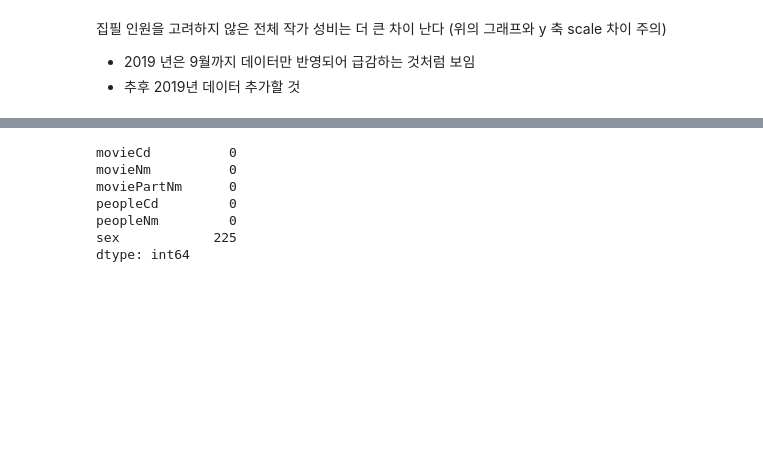
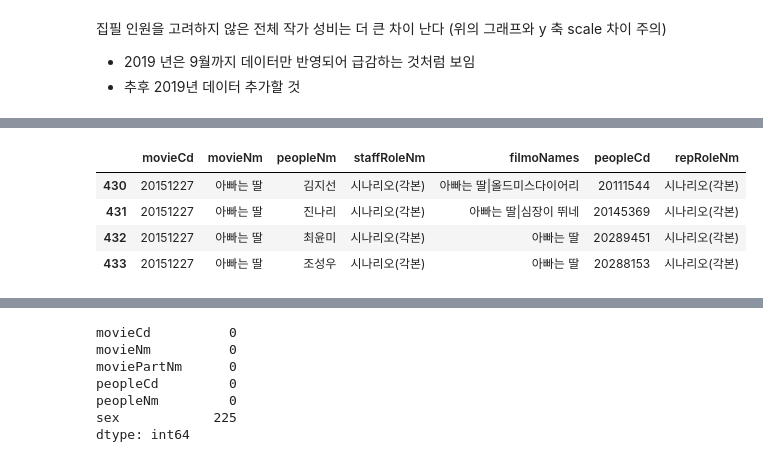
Before and after one commit to kim4pb/Female-led-Korean-Films, a Jupyter notebook: 02.EDA/Writer_EDA.ipynb, the cells around one changed output, grey strips where cells are left out. Cells and saved outputs as stored; diff of their text form; code cells hidden in the pictures; blank space fills up the shorter version.

```diff
--- a/02.EDA/Writer_EDA.ipynb
+++ b/02.EDA/Writer_EDA.ipynb
@@ -404,0 +492,8 @@ plt.legend()
+# %%
+writer_movie_code_merge[writer_movie_code_merge['movieNm'] == '아빠는 딸']
+# %% [output]
+|  | movieCd | movieNm | peopleNm | staffRoleNm | filmoNames | peopleCd | repRoleNm |
+| 430 | 20151227 | 아빠는 딸 | 김지선 | 시나리오(각본) | 아빠는 딸|올드미스다이어리 | 20111544 | 시나리오(각본) |
+| 431 | 20151227 | 아빠는 딸 | 진나리 | 시나리오(각본) | 아빠는 딸|심장이 뛰네 | 20145369 | 시나리오(각본) |
+| 432 | 20151227 | 아빠는 딸 | 최윤미 | 시나리오(각본) | 아빠는 딸 | 20289451 | 시나리오(각본) |
+| 433 | 20151227 | 아빠는 딸 | 조성우 | 시나리오(각본) | 아빠는 딸 | 20288153 | 시나리오(각본) |
```
Also changed, not shown: parts of 33 cells of this notebook.
